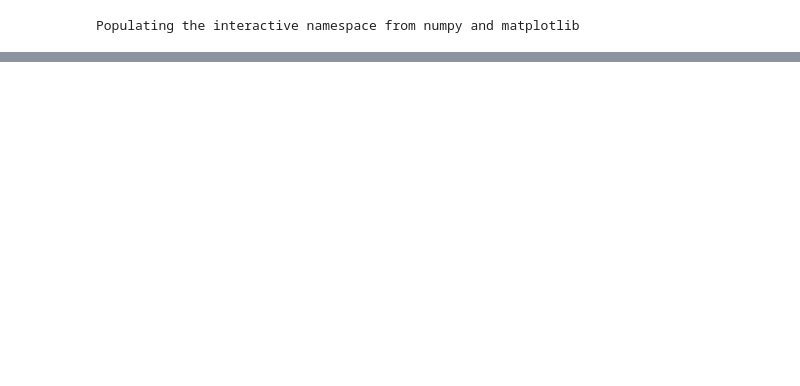
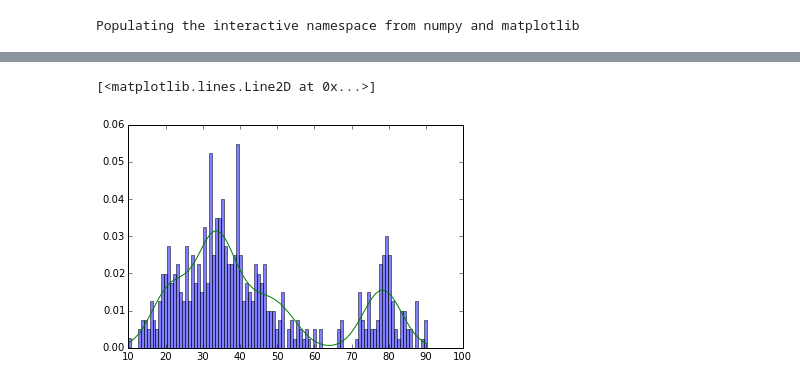
Before and after one commit to cranmer/play, a Jupyter notebook: misc/isotonic_gp.ipynb, the cells around one changed output, grey strips where cells are left out. Drawn from its saved outputs; the diff is of its cells as text; code cells hidden in the pictures; blank space fills up the shorter version.

```diff
--- a/misc/isotonic_gp.ipynb
+++ b/misc/isotonic_gp.ipynb
@@ -39,0 +12,31 @@ dy[0]=0.
+# %%
+n_dist = 10
+width = 5
+mixture_means = np.random.uniform(3*width,100-3*width,n_dist)
+# %%
+def pdf(x):
+    ret = 0*x
+    for i,xx in enumerate(x):
+        ret[i] = np.sum(norm.pdf(xx,mixture_means, width))
+    return ret/n_dist
+
+def cdf(x):
+    ret = 0*x
+    for i,xx in enumerate(x):
+        ret[i] = np.sum(norm.cdf(xx,mixture_means, width))
+    return ret/n_dist
+# %%
+def generate(n):
+    n_ceil = np.ceil(1.*n/n_dist)
+    ret = np.zeros(n_ceil*n_dist)
+    for i, mu in enumerate(mixture_means):
+        ret[i*n_ceil : (i+1)*n_ceil] = norm.rvs(loc=mu, scale=width,size=n_ceil)
+    return ret[0:n]
+# %%
+points = np.sort(generate(500))
+# %%
+bins, edges, _ = plt.hist(points, bins=100, normed=True, alpha=.5)
+plt.plot(edges,pdf(edges))
+# %% [output]
+[<matplotlib.lines.Line2D at 0x...>]
+[figure, added]
```
Also changed, not shown: parts of 26 cells of this notebook.
